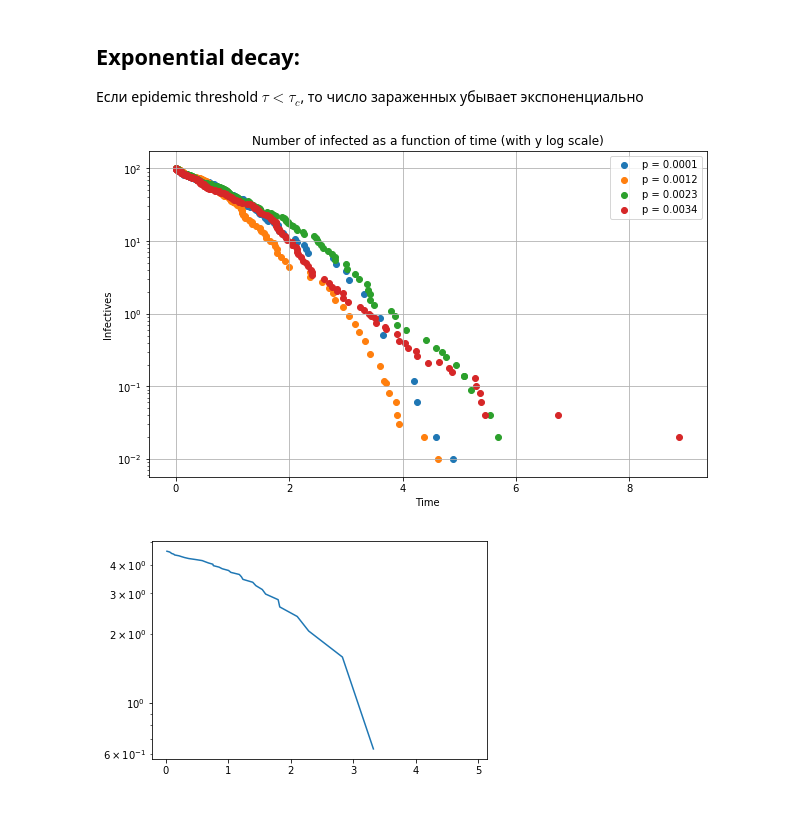
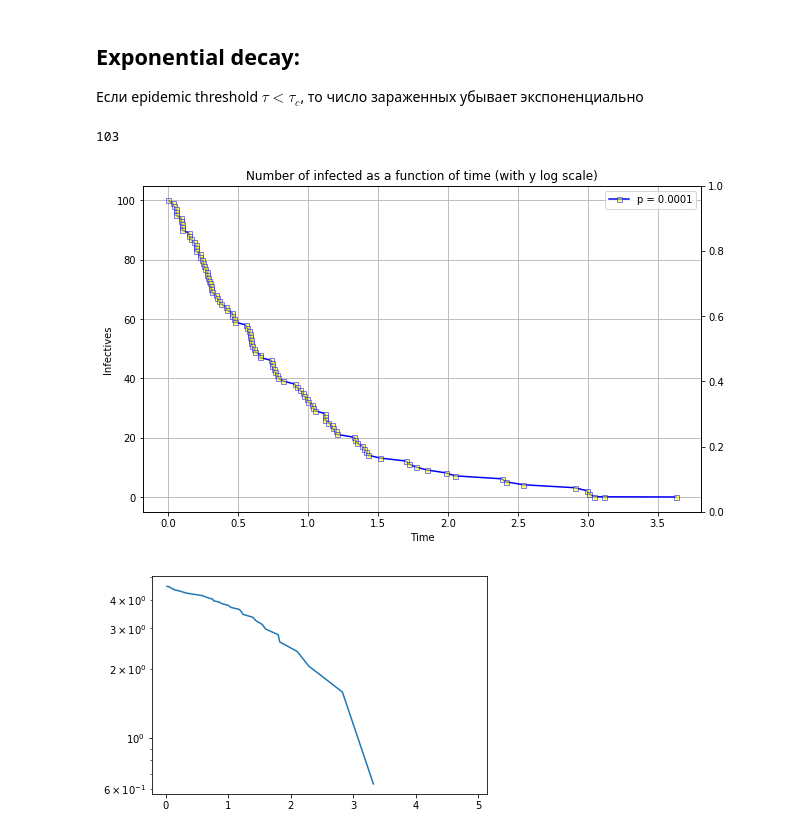
Before and after one commit to tsyrendylykova/multilayerNetwork, a Jupyter notebook: SISModel.ipynb, the cells around one changed output. Drawn from its saved outputs; the diff is of its cells as text; code cells hidden in the pictures.

```diff
--- a/SISModel.ipynb
+++ b/SISModel.ipynb
@@ -184,0 +302,15 @@ def SIS(G, tau, gamma, initial_infecteds=None, rho = None, tmin = 0,
+# %%
+inf_set_with_neighbors = set()
+for i in range(len(list(inf_set))):
+    count = 0
+    for word in G.neighbors(list(inf_set)[i]):
+        if count < 5:
+            inf_set_with_neighbors.add(word)
+            count +=1
+        else:
+            break
+for word in init_inf:
+    inf_set_with_neighbors.add(word)
+for arr in inf_array[:10]:
+    for elem in arr:
+        inf_set_with_neighbors.add(elem)
@@ -219,9 +555,13 @@ t[stab_time - 1]
 G = nx.erdos_renyi_graph(1000, 0.05)
 initial_size = 100
 gamma = 1.
-tau = 0.2
-t, S, I = Gillespie_SIS(G, tau, gamma, tmax = 20,
-                        initial_infecteds = range(initial_size))
+tau = 0.15
+t, S, I = SIS(G, tau, gamma, tmax = 20, initial_infecteds = range(initial_size))
+
+plt.title('Disease spread - Erdos-Renyu')
+plt.xlabel('Time')
+plt.ylabel('Infected')
+plt.grid(True)
 
 plt.plot(t, I)
 # %% [output]
@@ -525,24 +936,35 @@ for i in range(4):
+# %%
+len(t_arr[0])
+# %% [output]
+103
 # %%
 fig, ax = plt.subplots(figsize=(10, 6))
 
-ax.set_yscale('log')
+#ax.set_yscale('log')
 
-ax.scatter(t_arr[0], I_arr[0], label='p = 0.0001')
+z = np.polyfit(t_arr[0][10:80], I_arr[0][10:80], 1)
+p = np.poly1d(z)
+xp = np.linspace(0, 3, 100)
 
-ax.scatter(t_arr[1], I_arr[1], label='p = 0.0012')
+#ax.bar(t_arr[0][:95], I_arr[0][:95], label='p = 0.0001', marker = 's')
+l, = ax.plot(t_arr[0], I_arr[0], label='p = 0.0001', marker = 's', markersize = 5)
 
-ax.scatter(t_arr[2], I_arr[2], label='p = 0.0023')
-
-ax.scatter(t_arr[3], I_arr[3], label='p = 0.0034')
+l.set_markerfacecolor((1, 1, 0, 0.5))
+l.set_color('blue')
+#ax.scatter(t_arr[1], I_arr[1], label='p = 0.0012', marker = '^')
+#
+#ax.scatter(t_arr[2], I_arr[2], label='p = 0.0023', marker = 'o')
+#
+#ax.scatter(t_arr[3], I_arr[3], label='p = 0.0034', marker = 's')
 
 ax.legend(loc='upper right')
 ax.grid(True)
 ax.set_title('Number of infected as a function of time (with y log scale)')
 ax.set_xlabel('Time')
 ax.set_ylabel('Infectives')
 plt.show()
 # %% [output]
-[figure, old version]
+[figure, new version]
 # %%
 import numpy.polynomial.polynomial as poly
 
```
Also changed, not shown: parts of 63 cells of this notebook, 1 other file.
